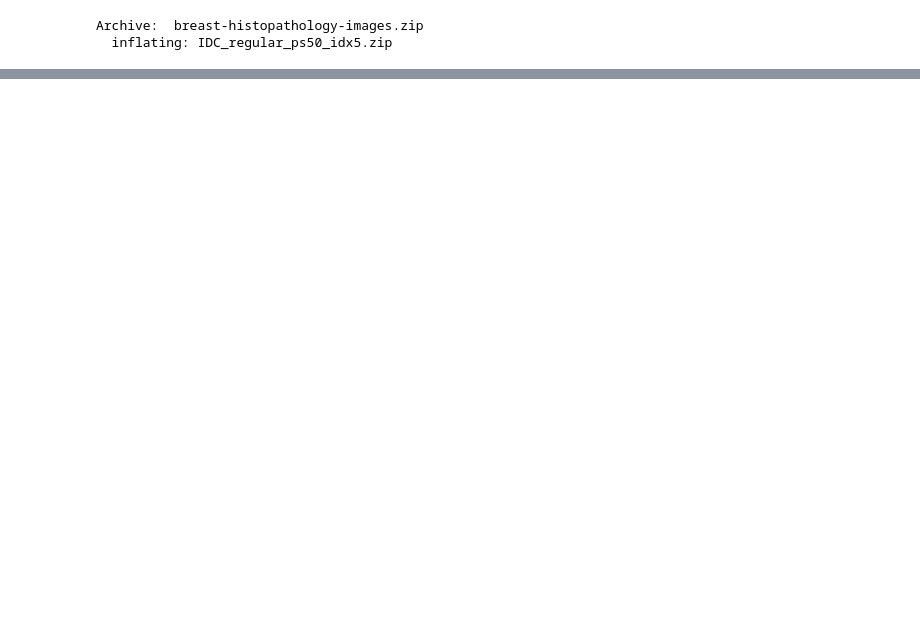
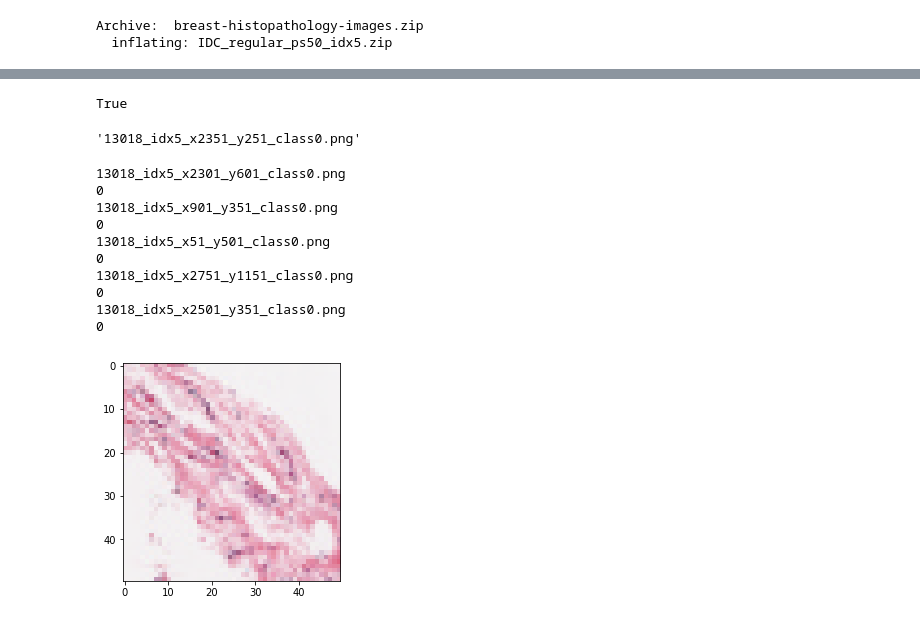
Before and after one commit to ravi-gopalan/breast_cancer_histopathology, a Jupyter notebook: breast_cancer_image_analysis.ipynb, the cells around one changed output, grey strips where cells are left out. Saved outputs shown, nothing was run; the diff lists cells and outputs as text; code cells hidden in the pictures; blank space fills up the shorter version.

```diff
--- a/breast_cancer_image_analysis.ipynb
+++ b/breast_cancer_image_analysis.ipynb
@@ -100,0 +140,3 @@ drwx------   4 root root  4096 Mar 13  2014 9383
+# %%
+# data path
+base_dir = Path('/content/breast_cancer_analysis')
@@ -100,0 +151,2 @@ drwx------   4 root root  4096 Mar 13  2014 9383
+# %%
+result = list(Path(base_dir).glob('**/*.png'))
@@ -100,0 +170,32 @@ drwx------   4 root root  4096 Mar 13  2014 9383
+# %%
+def check_class(name):
+  if name.__contains__('class0'):
+    case = 0
+  else:
+    case = 1
+  return case
+# %%
+result[5].is_file()
+# %% [output]
+True
+# %%
+result[5].name
+# %% [output]
+'13018_idx5_x2351_y251_class0.png'
+# %%
+for fname in result[:5]:
+  print(fname.name)
+  plt.imshow(image.load_img(fname))
+  print(check_class(fname.name))
+# %% [output]
+13018_idx5_x2301_y601_class0.png
+0
+13018_idx5_x901_y351_class0.png
+0
+13018_idx5_x51_y501_class0.png
+0
+13018_idx5_x2751_y1151_class0.png
+0
+13018_idx5_x2501_y351_class0.png
+0
+[figure, added]
```
Also changed, not shown: parts of 11 cells of this notebook.
